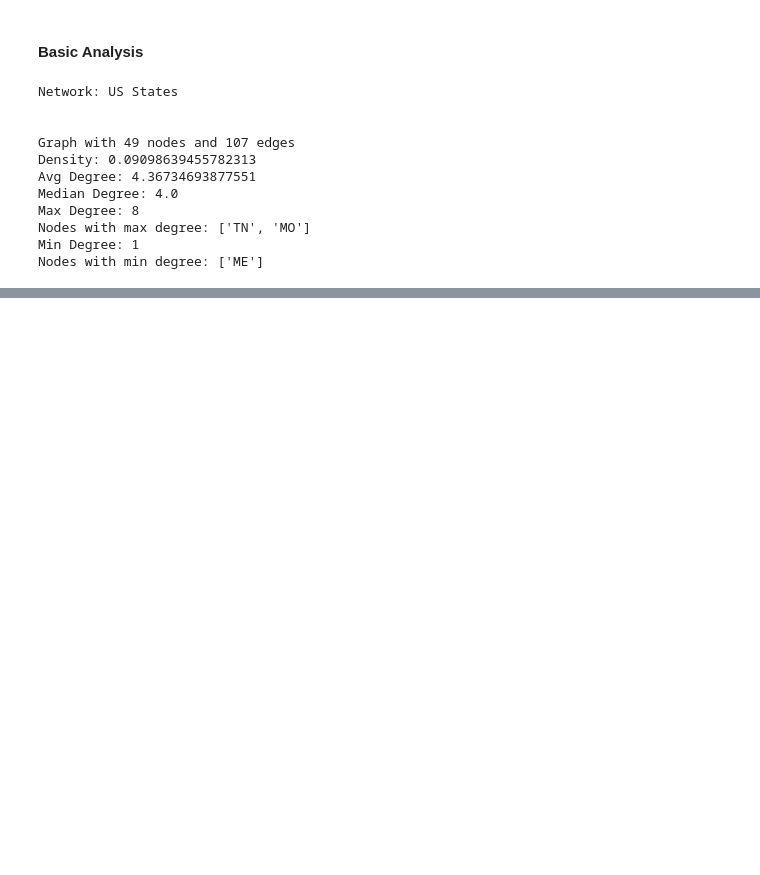
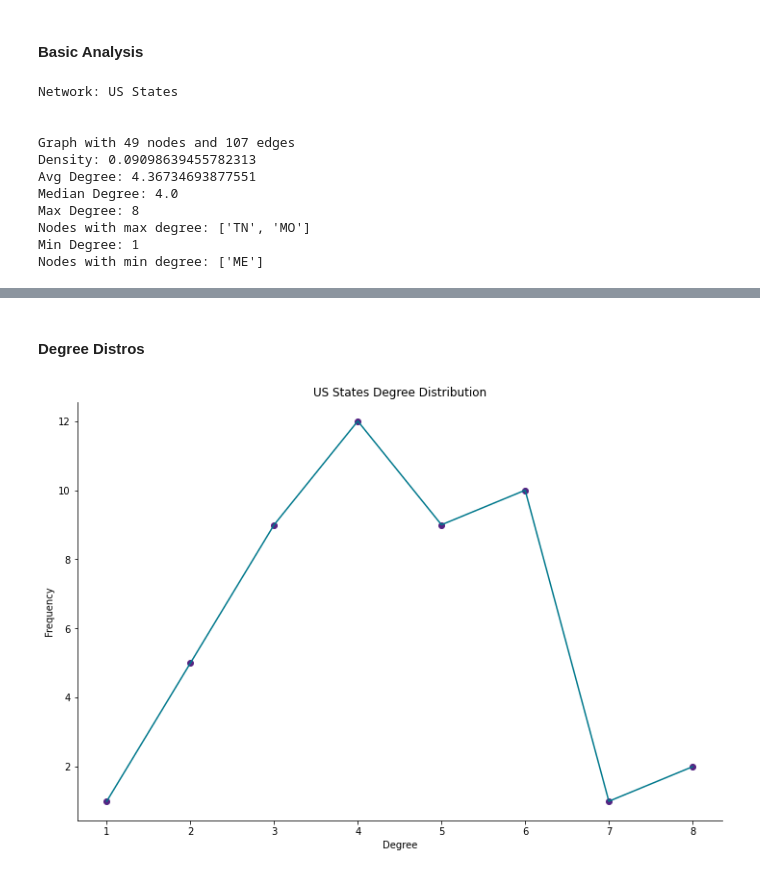
Before and after one commit to samar14641/covid-us-networks, a Jupyter notebook: network_metrics.ipynb, the cells around one changed output, grey strips where cells are left out. Cells and saved outputs as stored; diff of their text form; code cells hidden in the pictures; blank space fills up the shorter version.

Commit message:
added degree distro

```diff
--- a/network_metrics.ipynb
+++ b/network_metrics.ipynb
@@ -70,3 +70,33 @@ Max Degree: 14
 Nodes with max degree: ['San Juan County, UT']
 Min Degree: 1
 Nodes with min degree: ['Nantucket County, MA', 'Charlottesville city, VA', 'Covington city, VA', 'Staunton city, VA', 'Waynesboro city, VA', 'Bedford city, VA', 'Fairfax city, VA', 'Winchester city,  ...
+# %% [markdown]
+#### Degree Distros
+# %%
+def degree_distro(nw, name) -> None:
+    """Plots the degree distro of a network
+    Parameters:
+        nw (NetworkX Graph): an undirected graph
+        name (str): the name of the network
+    Returns:
+        None"""
+
+    deg_freq = nx.degree_histogram(nw)[1 :]
+    degs = [i for i in range(1, len(deg_freq) + 1)]
+
+    fig, ax = plt.subplots(figsize = (12, 8))
+#     plt.loglog(range(1, len(deg_freq)), deg_freq)
+    plt.scatter(degs, deg_freq, color = '#552583')
+    plt.plot(degs, deg_freq, color = '#00788c')
+    plt.title('{} Degree Distribution'.format(name))
+    plt.xlabel('Degree')
+    plt.ylabel('Frequency')
+    ax.spines['right'].set_visible(False)
+    ax.spines['top'].set_visible(False)
+#     plt.grid()
+    plt.show()
+    plt.close()
+# %%
+degree_distro(states_graph, 'US States')
+# %% [output]
+[figure, added]
```
Also changed, not shown: parts of 3 cells of this notebook.
